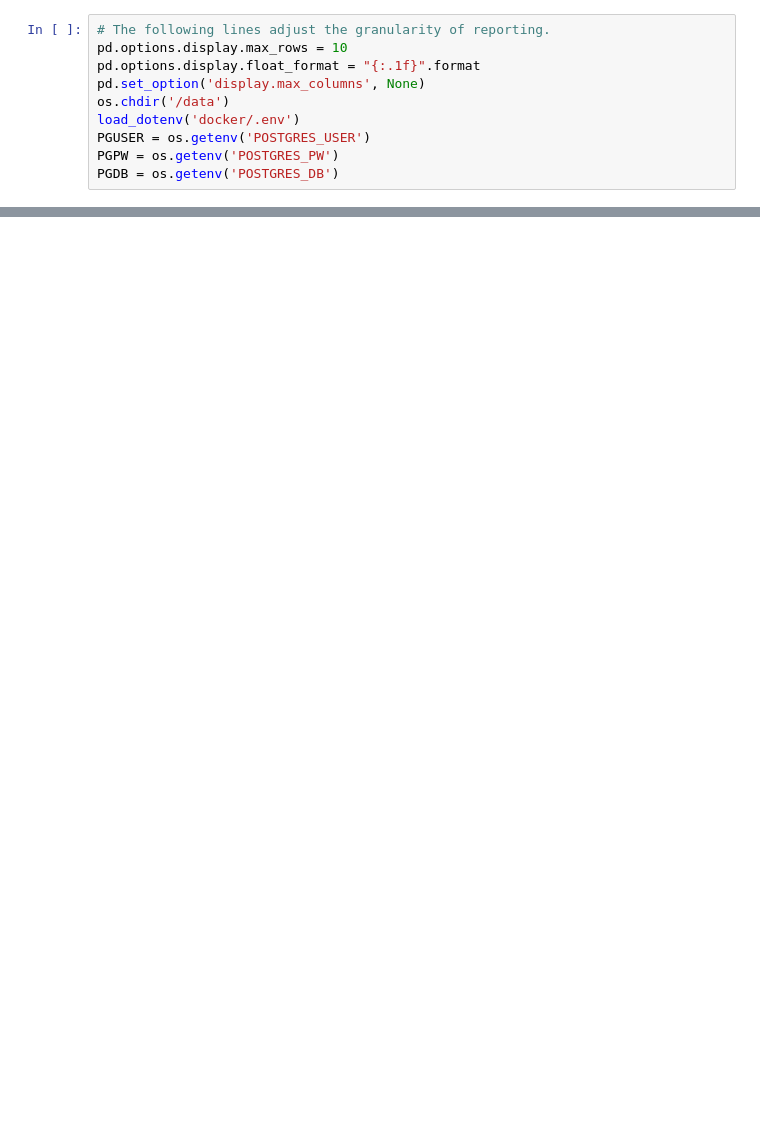
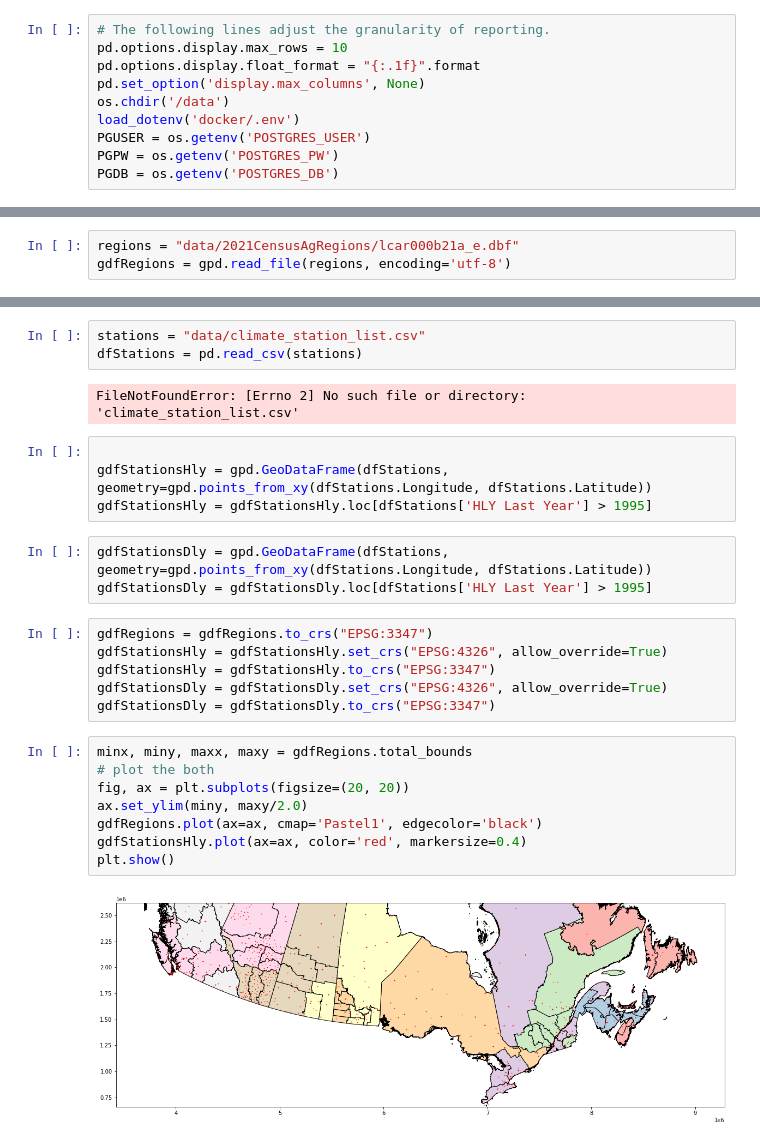
Before and after one commit to ChromaticPanic/CGC_Grain_Outcome_Predictions, a Jupyter notebook: src/WeatherStation/Data_step csv import geo boundaries stations.ipynb, the cells around one changed output, grey strips where cells are left out. Drawn from its saved outputs; the diff is of its cells as text; blank space fills up the shorter version.

```diff
--- a/src/WeatherStation/Data_step csv import geo boundaries stations.ipynb
+++ b/src/WeatherStation/Data_step csv import geo boundaries stations.ipynb
@@ -43,0 +31,3 @@ pushToPostGresDB(tableName, myFile, PGDB, PGUSER, PGPW)
+# %%
+regions = "data/2021CensusAgRegions/lcar000b21a_e.dbf"
+gdfRegions = gpd.read_file(regions, encoding='utf-8')
@@ -43,0 +53,28 @@ pushToPostGresDB(tableName, myFile, PGDB, PGUSER, PGPW)
+# %%
+stations = "data/climate_station_list.csv"
+dfStations = pd.read_csv(stations)
+# %% [output]
+FileNotFoundError: [Errno 2] No such file or directory: 'climate_station_list.csv'
+# %%
+
+gdfStationsHly = gpd.GeoDataFrame(dfStations, geometry=gpd.points_from_xy(dfStations.Longitude, dfStations.Latitude))
+gdfStationsHly = gdfStationsHly.loc[dfStations['HLY Last Year'] > 1995]
+# %%
+gdfStationsDly = gpd.GeoDataFrame(dfStations, geometry=gpd.points_from_xy(dfStations.Longitude, dfStations.Latitude))
+gdfStationsDly = gdfStationsDly.loc[dfStations['HLY Last Year'] > 1995]
+# %%
+gdfRegions = gdfRegions.to_crs("EPSG:3347")
+gdfStationsHly = gdfStationsHly.set_crs("EPSG:4326", allow_override=True)
+gdfStationsHly = gdfStationsHly.to_crs("EPSG:3347")
+gdfStationsDly = gdfStationsDly.set_crs("EPSG:4326", allow_override=True)
+gdfStationsDly = gdfStationsDly.to_crs("EPSG:3347")
+# %%
+minx, miny, maxx, maxy = gdfRegions.total_bounds
+# plot the both
+fig, ax = plt.subplots(figsize=(20, 20))
+ax.set_ylim(miny, maxy/2.0)
+gdfRegions.plot(ax=ax, cmap='Pastel1', edgecolor='black')
+gdfStationsHly.plot(ax=ax, color='red', markersize=0.4)
+plt.show()
+# %% [output]
+[figure, added]
```
Also changed, not shown: parts of 6 cells of this notebook, 2 other files.
